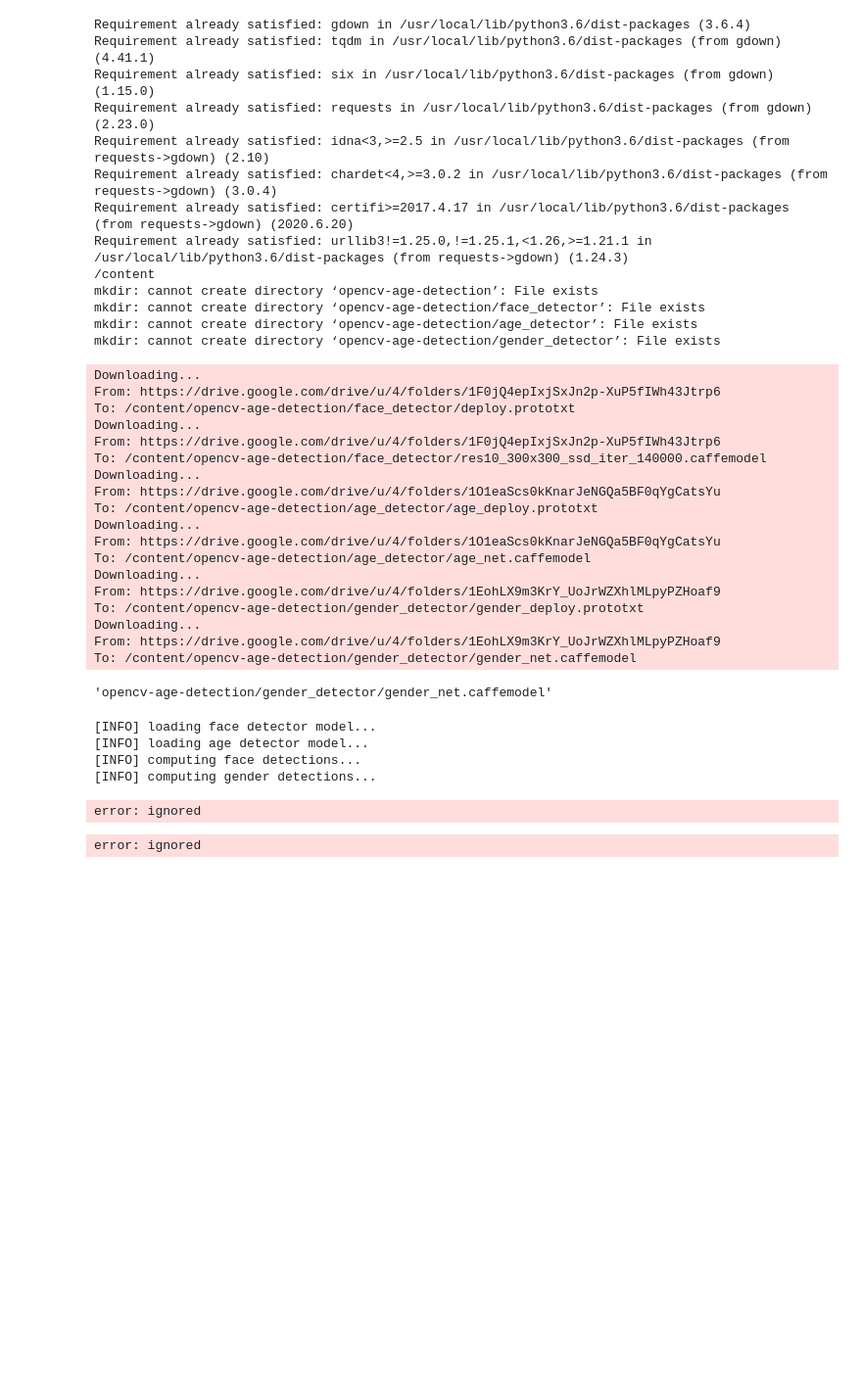
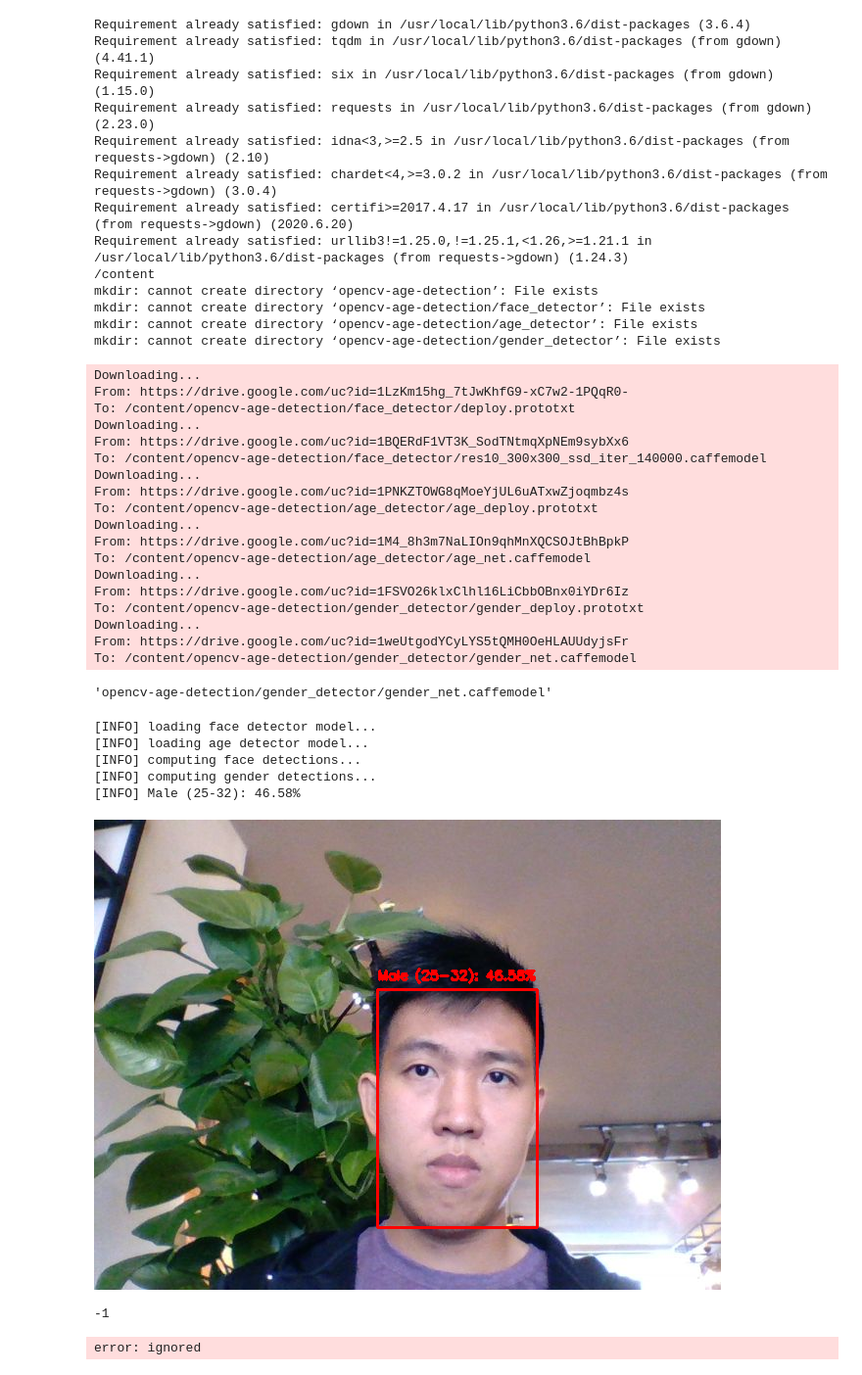
Before and after one commit to phongpirik/CS2225.CH1501, a Jupyter notebook: detect_age.ipynb, the cells around one changed output. Shown at 98% size. Cells and saved outputs as stored; diff of their text form; code cells hidden in the pictures; blank space fills up the shorter version.

```diff
--- a/detect_age.ipynb
+++ b/detect_age.ipynb
@@ -127,36 +127,37 @@ gdown.download(url, dest, quiet=False)
 
 #gender_deploy.prototxt
 
-url = "https://drive.google.com/drive/u/4/folders/1EohLX9m3KrY_UoJrWZXhlMLpyPZHoaf9"
+url = "https://drive.google.com/uc?id=1FSVO26klxClhl16LiCbbOBnx0iYDr6Iz"
 dest = "opencv-age-detection/gender_detector/gender_deploy.prototxt"
 gdown.download(url, dest, quiet=False)
 
-url = "https://drive.google.com/drive/u/4/folders/1EohLX9m3KrY_UoJrWZXhlMLpyPZHoaf9"
+url = "https://drive.google.com/uc?id=1weUtgodYCyLYS5tQMH0OeHLAUUdyjsFr"
 dest = "opencv-age-detection/gender_detector/gender_net.caffemodel"
 gdown.download(url, dest, quiet=False)
 # %% [output]
 Downloading...
-From: https://drive.google.com/drive/u/4/folders/1F0jQ4epIxjSxJn2p-XuP5fIWh43Jtrp6
+From: https://drive.google.com/uc?id=1LzKm15hg_7tJwKhfG9-xC7w2-1PQqR0-
 To: /content/opencv-age-detection/face_detector/deploy.prototxt
 Downloading...
-From: https://drive.google.com/drive/u/4/folders/1F0jQ4epIxjSxJn2p-XuP5fIWh43Jtrp6
+From: https://drive.google.com/uc?id=1BQERdF1VT3K_SodTNtmqXpNEm9sybXx6
 To: /content/opencv-age-detection/face_detector/res10_300x300_ssd_iter_140000.caffemodel
 Downloading...
-From: https://drive.google.com/drive/u/4/folders/1O1eaScs0kKnarJeNGQa5BF0qYgCatsYu
+From: https://drive.google.com/uc?id=1PNKZTOWG8qMoeYjUL6uATxwZjoqmbz4s
 To: /content/opencv-age-detection/age_detector/age_deploy.prototxt
 Downloading...
-From: https://drive.google.com/drive/u/4/folders/1O1eaScs0kKnarJeNGQa5BF0qYgCatsYu
+From: https://drive.google.com/uc?id=1M4_8h3m7NaLIOn9qhMnXQCSOJtBhBpkP
 To: /content/opencv-age-detection/age_detector/age_net.caffemodel
 Downloading...
-From: https://drive.google.com/drive/u/4/folders/1EohLX9m3KrY_UoJrWZXhlMLpyPZHoaf9
+From: https://drive.google.com/uc?id=1FSVO26klxClhl16LiCbbOBnx0iYDr6Iz
 To: /content/opencv-age-detection/gender_detector/gender_deploy.prototxt
 Downloading...
-From: https://drive.google.com/drive/u/4/folders/1EohLX9m3KrY_UoJrWZXhlMLpyPZHoaf9
+From: https://drive.google.com/uc?id=1weUtgodYCyLYS5tQMH0OeHLAUUdyjsFr
 To: /content/opencv-age-detection/gender_detector/gender_net.caffemodel
 'opencv-age-detection/gender_detector/gender_net.caffemodel'
 # %%
 # define the list of age buckets our age detector will predict
 AGE_BUCKETS = ["(0-2)", "(4-6)", "(8-12)", "(15-20)", "(25-32)", "(38-43)", "(48-53)", "(60-100)"]
+MODEL_MEAN_VALUES=(78.4263377603, 87.7689143744, 114.895847746)
 
 # load our serialized face detector model from disk
 print("[INFO] loading face detector model...")
@@ -175,7 +176,7 @@ image = cv2.imread(image_1)
 (h, w) = image.shape[:2]
 blob = cv2.dnn.blobFromImage(image, 1.0, (300, 300),
 	(104.0, 177.0, 123.0))
-# blob = cv.dnn.blobFromImage(face, 1, (227, 227), MODEL_MEAN_VALUES, swapRB=False)
+
 
 # pass the blob through the network and obtain the face detections
 print("[INFO] computing face detections...")
@@ -187,7 +188,7 @@ print("[INFO] computing gender detections...")
 genderProto = "opencv-age-detection//gender_detector//gender_deploy.prototxt"
 genderModel = "opencv-age-detection//gender_detector//gender_net.caffemodel"
 genderList = ['Male', 'Female']
-genderNet=cv2.dnn.readNet(genderModel,genderProto)
+genderNet = cv2.dnn.readNet(genderModel,genderProto)
 
 # print("Gender Output : {}".format(genderPreds))
 # print("Gender : {}".format(gender))
@@ -215,39 +216,42 @@ for i in range(0, detections.shape[2]):
 
 		# make predictions on the age and find the age bucket with
 		# the largest corresponding probability
 		ageNet.setInput(faceBlob)
 		preds = ageNet.forward()
 		i = preds[0].argmax()
 		age = AGE_BUCKETS[i]
 		ageConfidence = preds[0][i]
 
 		# gender input
-		# genderNet.setInput(blob)
-		# genderPreds = genderNet.forward()
-		# gender = genderList[genderPreds[0].argmax()]
+		gender_blob = cv2.dnn.blobFromImage(face, 1, (227, 227), MODEL_MEAN_VALUES, swapRB=False)
+		genderNet.setInput(gender_blob)
+		genderPreds = genderNet.forward()
+		gender = genderList[genderPreds[0].argmax()]
 
 		# display the predicted age to our terminal
-		text = "{}: {:.2f}%".format(age, ageConfidence * 100)
-		# text = "{} {}: {:.2f}%".format(gender, age, ageConfidence * 100)
+		# text = "{}: {:.2f}%".format(age, ageConfidence * 100)
+		text = "{} {}: {:.2f}%".format(gender, age, ageConfidence * 100)
 		print("[INFO] {}".format(text))
 
 		# draw the bounding box of the face along with the associated
 		# predicted age
 		y = startY - 10 if startY - 10 > 10 else startY + 10
 		cv2.rectangle(image, (startX, startY), (endX, endY),
 			(0, 0, 255), 2)
 		cv2.putText(image, text, (startX, y),
 			cv2.FONT_HERSHEY_SIMPLEX, 0.45, (0, 0, 255), 2)
 
 # display the output image
 cv2_imshow(image)
 cv2.waitKey(0)
 # %% [output]
 [INFO] loading face detector model...
 [INFO] loading age detector model...
 [INFO] computing face detections...
 [INFO] computing gender detections...
+[INFO] Male (25-32): 46.58%
+[figure, added]
-error: ignored
+-1
 # %%
 #A Gender and Age Detection program by Mahesh Sawant
 
```
Also changed, not shown: parts of 1 cell of this notebook.
